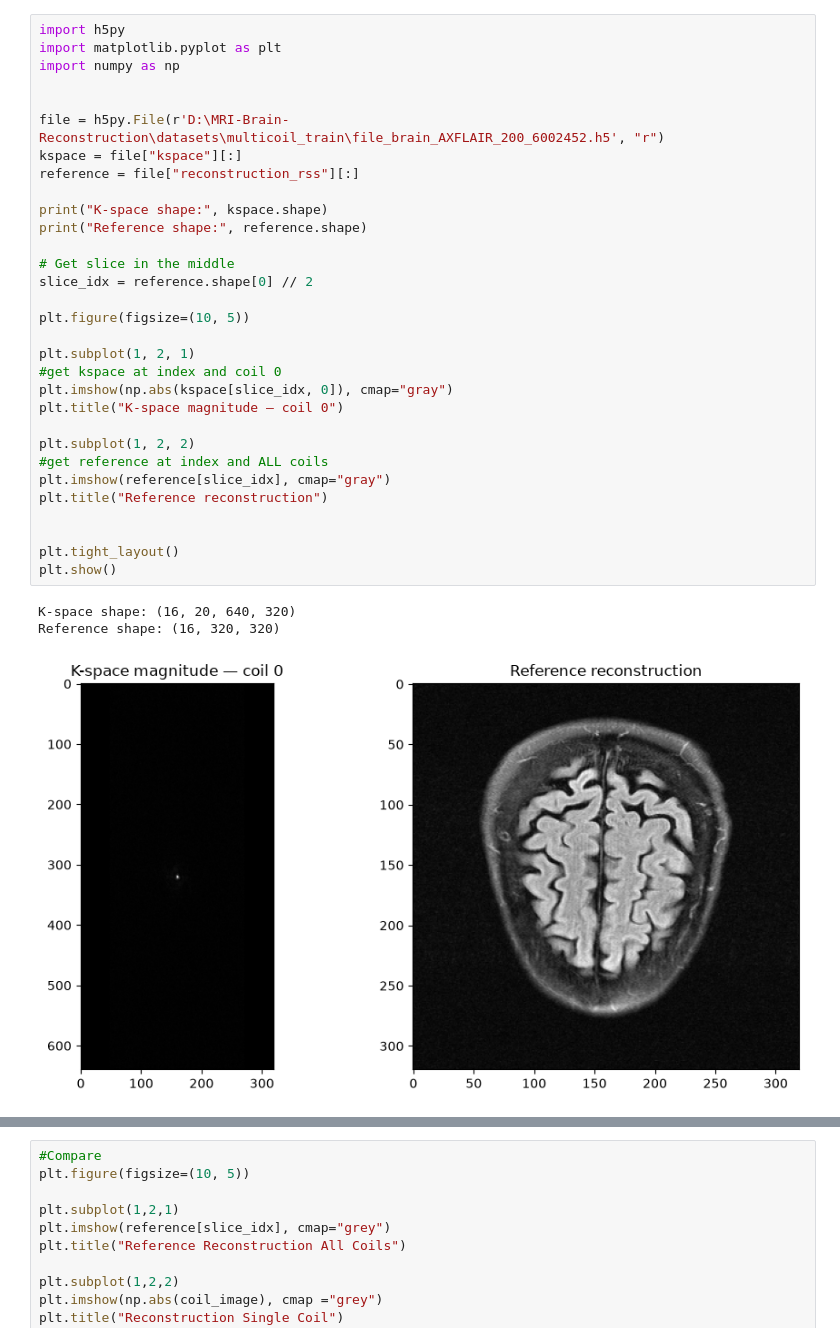
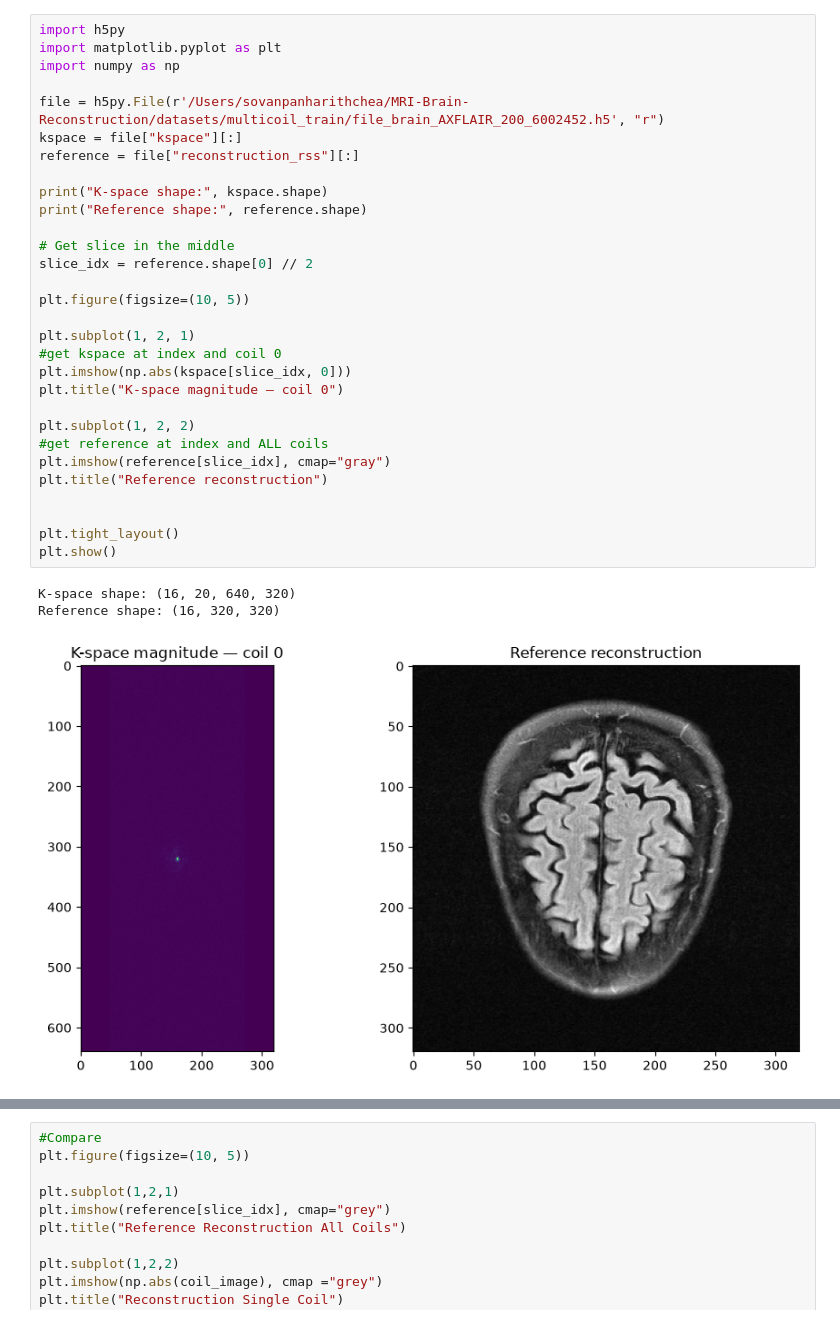
Before and after one commit to kimei01/MRI-Brain-Reconstruction, a Jupyter notebook: notebooks/inspect_dataset.ipynb, the cells around one changed output, grey strips where cells are left out. Drawn from its saved outputs; the diff is of its cells as text.

```diff
--- a/notebooks/inspect_dataset.ipynb
+++ b/notebooks/inspect_dataset.ipynb
@@ -16,37 +17,36 @@ print(file['reconstruction_rss'].shape)
 import h5py
 import matplotlib.pyplot as plt
 import numpy as np
 
-
-file = h5py.File(r'D:\MRI-Brain-Reconstruction\datasets\multicoil_train\file_brain_AXFLAIR_200_6002452.h5', "r")
+file = h5py.File(r'/Users/sovanpanharithchea/MRI-Brain-Reconstruction/datasets/multicoil_train/file_brain_AXFLAIR_200_6002452.h5', "r")
 kspace = file["kspace"][:]
 reference = file["reconstruction_rss"][:]
 
 print("K-space shape:", kspace.shape)
 print("Reference shape:", reference.shape)
 
 # Get slice in the middle
 slice_idx = reference.shape[0] // 2
 
 plt.figure(figsize=(10, 5))
 
 plt.subplot(1, 2, 1)
 #get kspace at index and coil 0
-plt.imshow(np.abs(kspace[slice_idx, 0]), cmap="gray")
+plt.imshow(np.abs(kspace[slice_idx, 0]))
 plt.title("K-space magnitude — coil 0")
 
 plt.subplot(1, 2, 2)
 #get reference at index and ALL coils
 plt.imshow(reference[slice_idx], cmap="gray")
 plt.title("Reference reconstruction")
 
 
 plt.tight_layout()
 plt.show()
 # %% [output]
 K-space shape: (16, 20, 640, 320)
 Reference shape: (16, 320, 320)
-[figure, old version]
+[figure, new version]
 # %%
 #Visualize a single coil
 
```
Also changed, not shown: parts of 2 cells of this notebook, 7 other files.
